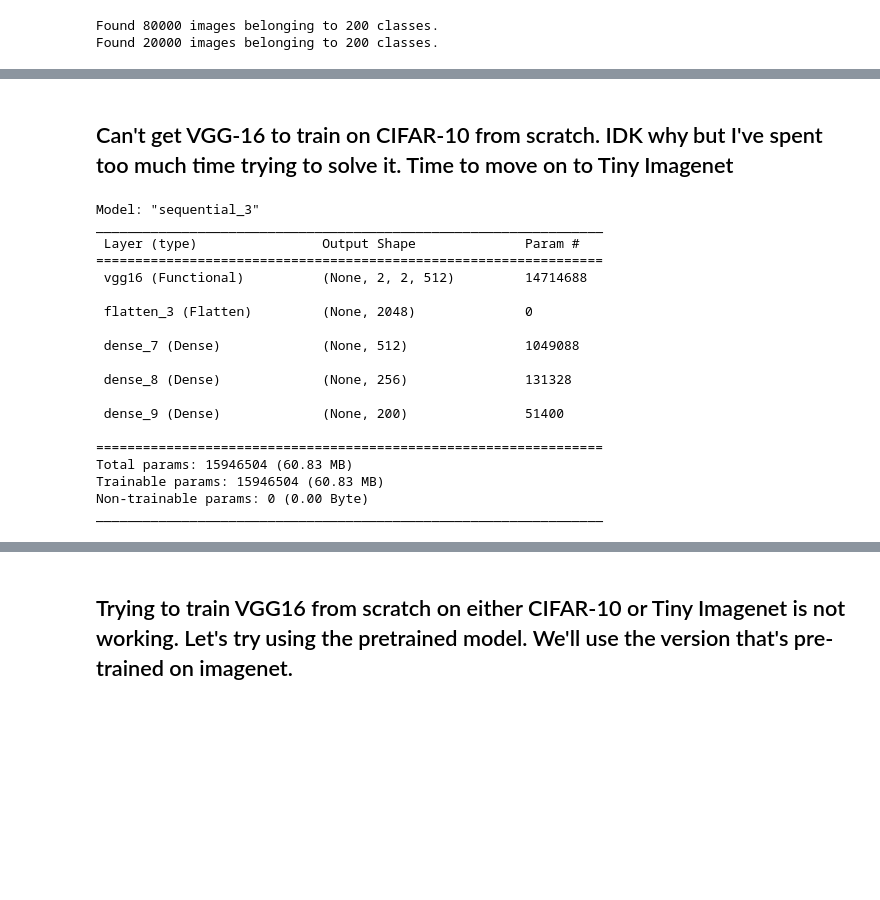
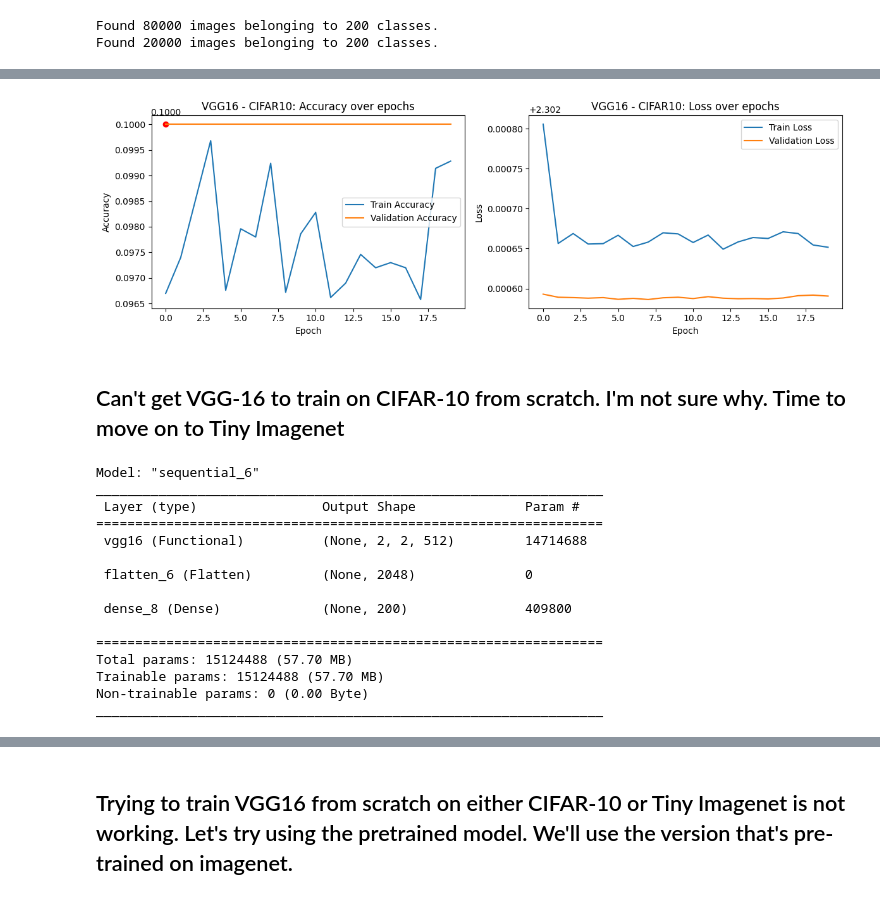
Before and after one commit to rlnasuti/cs5870-assignment1, a Jupyter notebook: notebooks/vgg16.ipynb, the cells around one changed output, grey strips where cells are left out. Saved outputs shown, nothing was run; the diff lists cells and outputs as text; code cells hidden in the pictures; blank space fills up the shorter version.

```diff
--- a/notebooks/vgg16.ipynb
+++ b/notebooks/vgg16.ipynb
@@ -186,7 +190,7 @@ _________________________________________________________________
 # %%
 # Train VGG16 for CIFAR-10
 cifar10_history = model.fit(cifar10_train_images, cifar10_train_labels,
-                    epochs=10,
+                    epochs=20,
                     batch_size=256,
                     validation_data=(cifar10_test_images, cifar10_test_labels))
 # %% [output]
@@ -213,12 +214,42 @@ Epoch 10/10
+# %%
+plt.figure(figsize=(12, 4))
+
+# Accuracy subplot
+plt.subplot(1, 2, 1)
+plt.plot(cifar10_history.history['accuracy'], label='Train Accuracy')
+plt.plot(cifar10_history.history['val_accuracy'], label='Validation Accuracy')
+
+# Annotate the maximum validation accuracy
+max_val_acc = max(cifar10_history.history['val_accuracy'])
+max_val_acc_idx = cifar10_history.history['val_accuracy'].index(max_val_acc)
+plt.scatter(max_val_acc_idx, max_val_acc, color='red') # Highlight the max value with a red dot
+plt.annotate(f'{max_val_acc:.4f}', (max_val_acc_idx, max_val_acc), textcoords="offset points", xytext=(0,10), ha='center') # Annotate the value
+
+plt.title('VGG16 - CIFAR10: Accuracy over epochs')
+plt.ylabel('Accuracy')
+plt.xlabel('Epoch')
+plt.legend()
+
+# Loss subplot
+plt.subplot(1, 2, 2)
+plt.plot(cifar10_history.history['loss'], label='Train Loss')
+plt.plot(cifar10_history.history['val_loss'], label='Validation Loss')
+plt.title('VGG16 - CIFAR10: Loss over epochs')
+plt.ylabel('Loss')
+plt.xlabel('Epoch')
+plt.legend()
+
+plt.tight_layout()
+plt.show()
+# %% [output]
+[figure, added]
 # %% [markdown]
-## Can't get VGG-16 to train on CIFAR-10 from scratch. IDK why but I've spent too much time trying to solve it. Time to move on to Tiny Imagenet
+## Can't get VGG-16 to train on CIFAR-10 from scratch. I'm not sure why. Time to move on to Tiny Imagenet
 # %%
 # Build the VGG16 model for Tiny Imagenet
 model = Sequential()
 model.add(VGG16(include_top=False, weights=None, input_shape=(64, 64, 3)))
 model.add(Flatten())
-model.add(Dense(512, activation="relu"))
-model.add(Dense(256, activation="relu"))
 model.add(Dense(200, activation="softmax"))
 
 model.compile(optimizer='adam',
@@ -227,23 +258,19 @@ model.compile(optimizer='adam',
 
 model.summary()
 # %% [output]
-Model: "sequential_3"
+Model: "sequential_6"
 _________________________________________________________________
  Layer (type)                Output Shape              Param #
 =================================================================
  vgg16 (Functional)          (None, 2, 2, 512)         14714688
 
- flatten_3 (Flatten)         (None, 2048)              0
+ flatten_6 (Flatten)         (None, 2048)              0
 
- dense_7 (Dense)             (None, 512)               1049088
-
- dense_8 (Dense)             (None, 256)               131328
-
- dense_9 (Dense)             (None, 200)               51400
+ dense_8 (Dense)             (None, 200)               409800
 
 =================================================================
-Total params: 15946504 (60.83 MB)
-Trainable params: 15946504 (60.83 MB)
+Total params: 15124488 (57.70 MB)
+Trainable params: 15124488 (57.70 MB)
 Non-trainable params: 0 (0.00 Byte)
 _________________________________________________________________
 # %%
```
Also changed, not shown: parts of 20 cells of this notebook, 3 other files.
